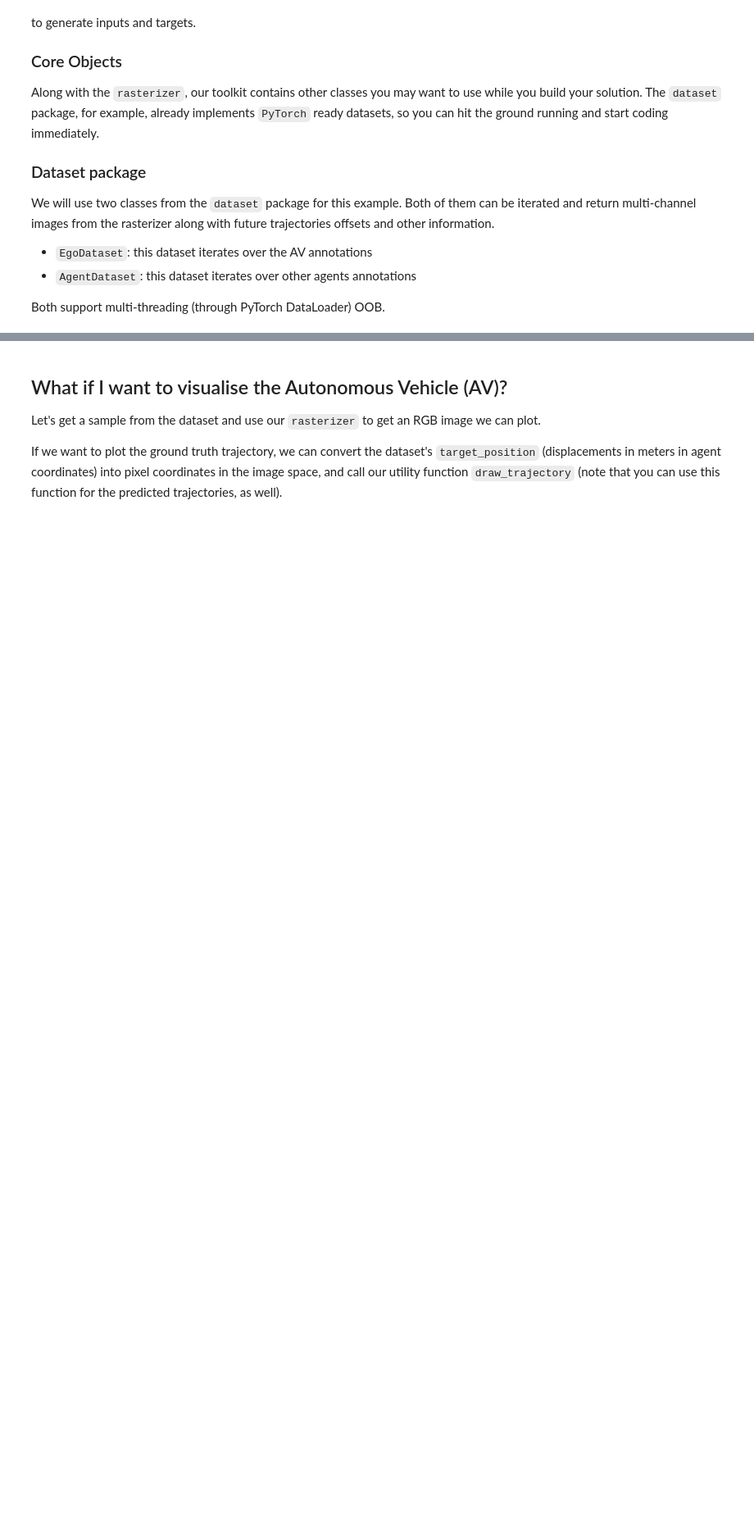
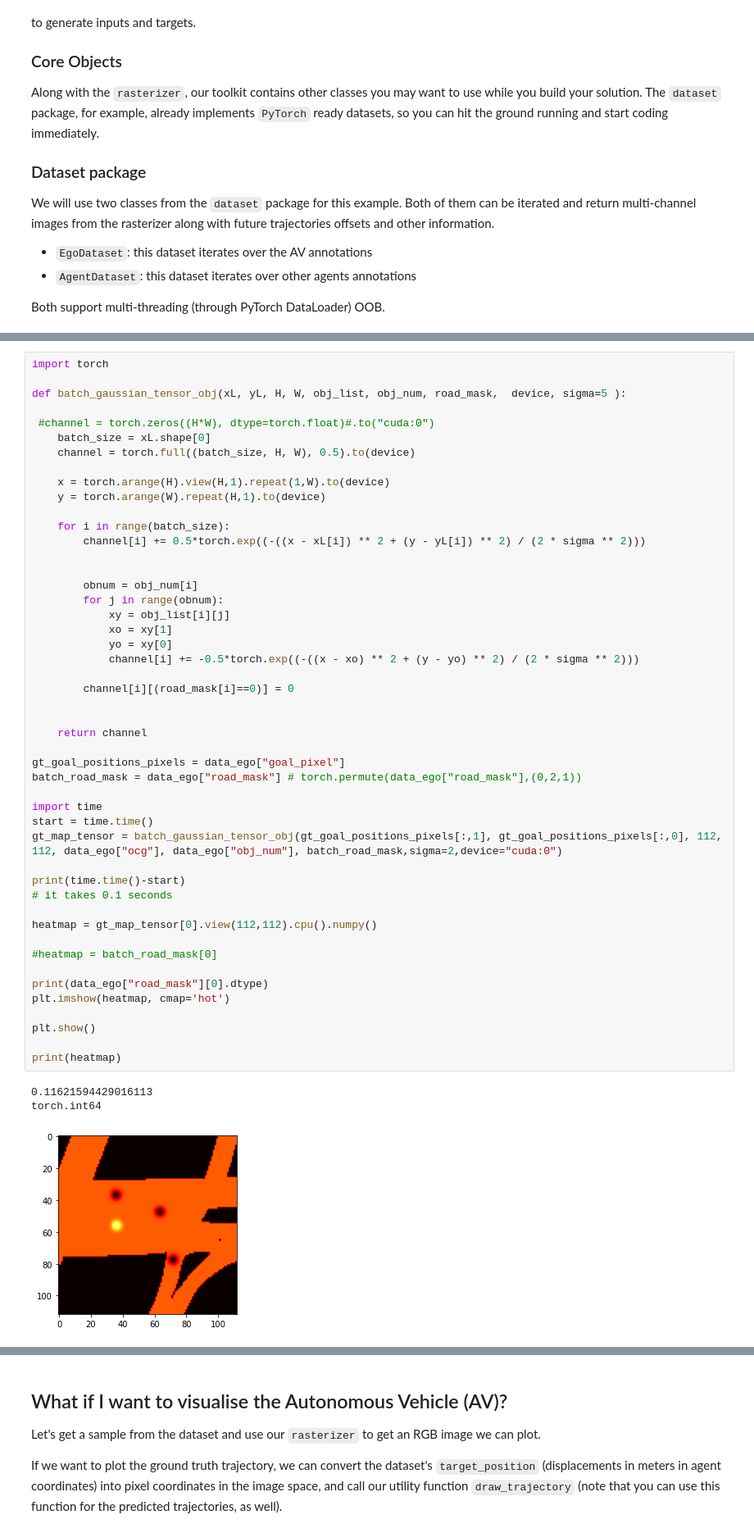
Before and after one commit to LiuHaolan/l5kit, a Jupyter notebook: viz_notebook/goal_stats.ipynb, the cells around one changed output, grey strips where cells are left out. Shown at 82% size. Cells and saved outputs as stored; diff of their text form; blank space fills up the shorter version.

```diff
--- a/viz_notebook/goal_stats.ipynb
+++ b/viz_notebook/goal_stats.ipynb
@@ -177,0 +242,52 @@ dataset = EgoDataset(cfg, zarr_dataset, rast, augmented=False, perturbation=pert
+# %%
+import torch
+
+def batch_gaussian_tensor_obj(xL, yL, H, W, obj_list, obj_num, road_mask,  device, sigma=5 ):
+
+ #channel = torch.zeros((H*W), dtype=torch.float)#.to("cuda:0")
+    batch_size = xL.shape[0]
+    channel = torch.full((batch_size, H, W), 0.5).to(device)
+
+    x = torch.arange(H).view(H,1).repeat(1,W).to(device)
+    y = torch.arange(W).repeat(H,1).to(device)
+
+    for i in range(batch_size):
+        channel[i] += 0.5*torch.exp((-((x - xL[i]) ** 2 + (y - yL[i]) ** 2) / (2 * sigma ** 2)))
+
+
+        obnum = obj_num[i]
+        for j in range(obnum):
+            xy = obj_list[i][j]
+            xo = xy[1]
+            yo = xy[0]
+            channel[i] += -0.5*torch.exp((-((x - xo) ** 2 + (y - yo) ** 2) / (2 * sigma ** 2)))
+
+        channel[i][(road_mask[i]==0)] = 0
+
+
+    return channel
+
+gt_goal_positions_pixels = data_ego["goal_pixel"]
+batch_road_mask = data_ego["road_mask"] # torch.permute(data_ego["road_mask"],(0,2,1))
+
+import time
+start = time.time()
+gt_map_tensor = batch_gaussian_tensor_obj(gt_goal_positions_pixels[:,1], gt_goal_positions_pixels[:,0], 112, 112, data_ego["ocg"], data_ego["obj_num"], batch_road_mask,sigma=2,device="cuda:0")
+
+print(time.time()-start)
+# it takes 0.1 seconds
+
+heatmap = gt_map_tensor[0].view(112,112).cpu().numpy()
+
+#heatmap = batch_road_mask[0]
+
+print(data_ego["road_mask"][0].dtype)
+plt.imshow(heatmap, cmap='hot')
+
+plt.show()
+
+print(heatmap)
+# %% [output]
+0.11621594429016113
+torch.int64
+[figure, added]
```
Also changed, not shown: parts of 16 cells of this notebook, 37 other files.
